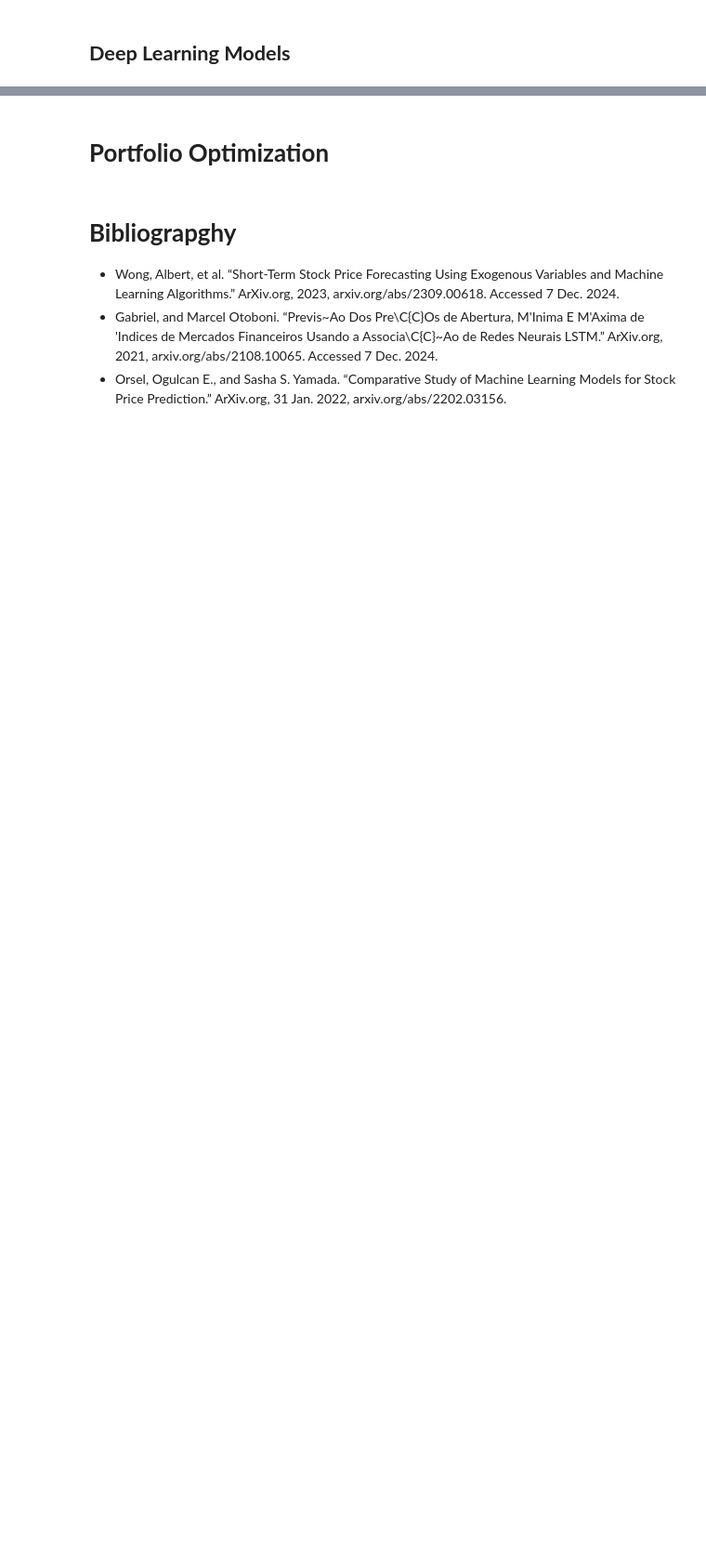
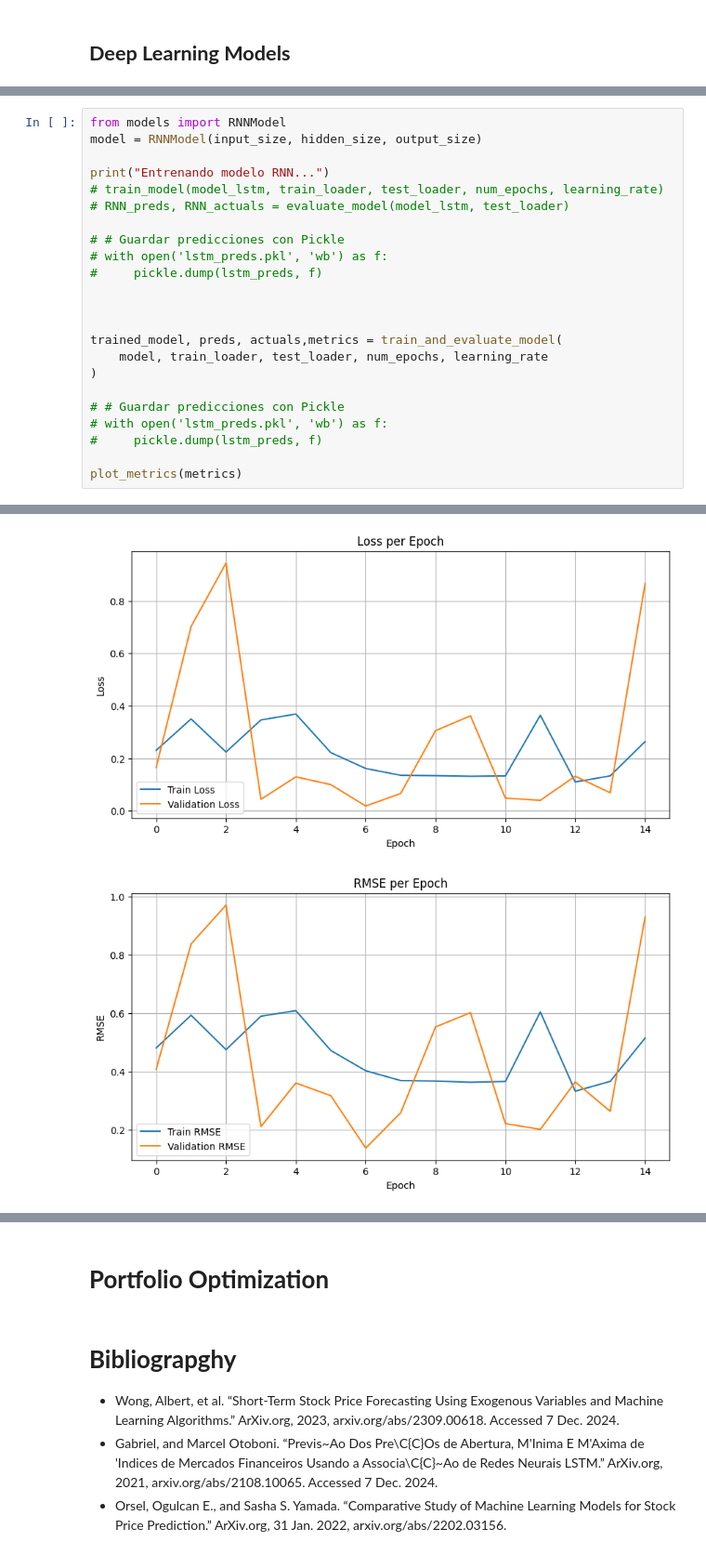
Before and after one commit to alfredofdlv/Proyect2_LABIACD, a Jupyter notebook: Notebook.ipynb, the cells around one changed output, grey strips where cells are left out. Shown at 93% size. Drawn from its saved outputs; the diff is of its cells as text; blank space fills up the shorter version.

```diff
--- a/Notebook.ipynb
+++ b/Notebook.ipynb
@@ -1284,0 +1975,24 @@ ValueError: operands could not be broadcast together with shapes (16,2) (50,)
+# %%
+from models import RNNModel
+model = RNNModel(input_size, hidden_size, output_size)
+
+print("Entrenando modelo RNN...")
+# train_model(model_lstm, train_loader, test_loader, num_epochs, learning_rate)
+# RNN_preds, RNN_actuals = evaluate_model(model_lstm, test_loader)
+
+# # Guardar predicciones con Pickle
+# with open('lstm_preds.pkl', 'wb') as f:
+#     pickle.dump(lstm_preds, f)
+
+
+
+trained_model, preds, actuals,metrics = train_and_evaluate_model(
+    model, train_loader, test_loader, num_epochs, learning_rate
+)
+
+# # Guardar predicciones con Pickle
+# with open('lstm_preds.pkl', 'wb') as f:
+#     pickle.dump(lstm_preds, f)
+
+plot_metrics(metrics)
+# %% [output]
@@ -1284,0 +2015,2 @@ ValueError: operands could not be broadcast together with shapes (16,2) (50,)
+[figure, added]
+[figure, added]
```
Also changed, not shown: parts of 46 cells of this notebook, 4 other files.
